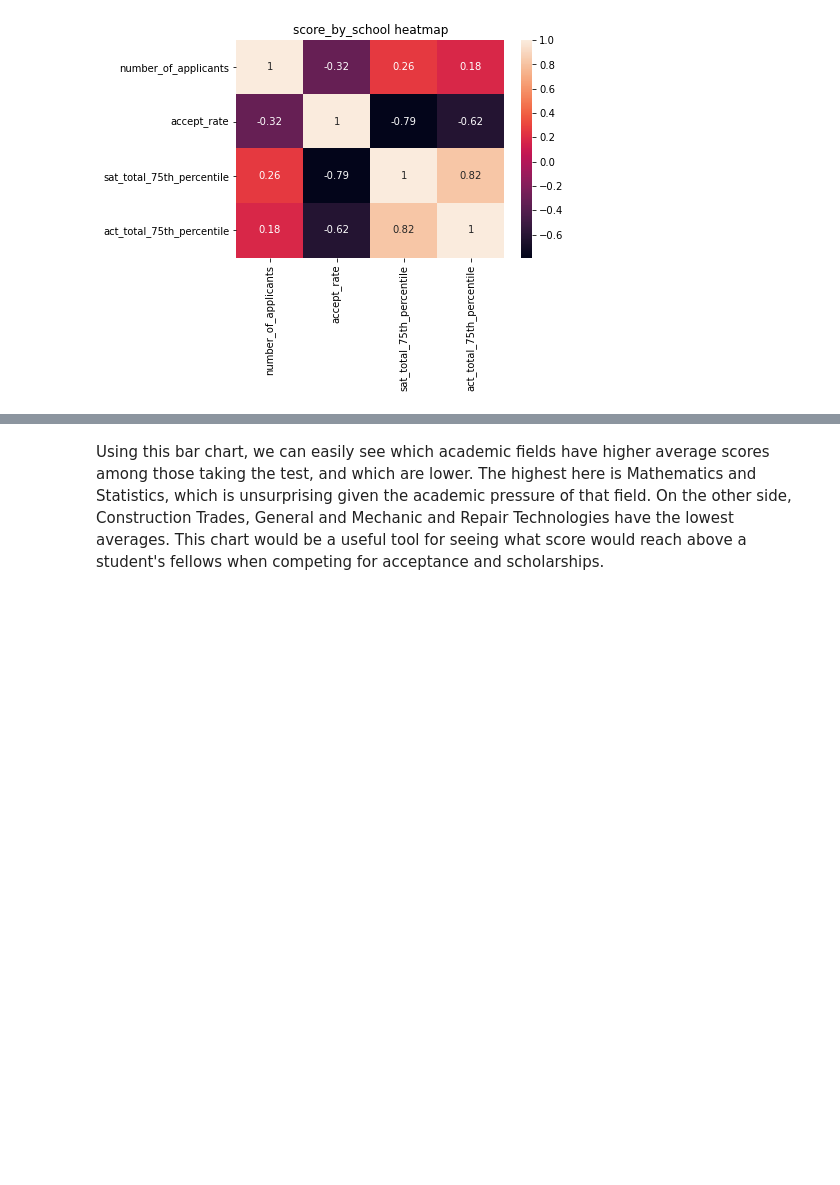
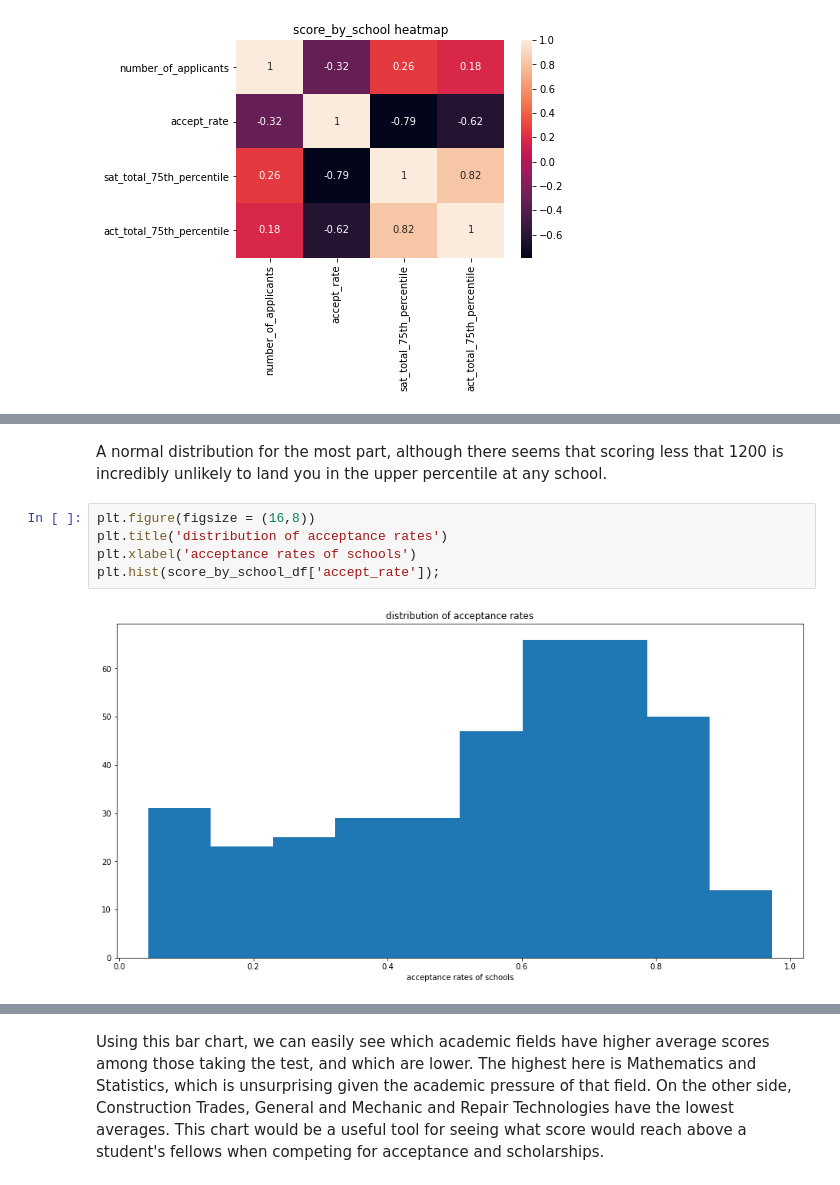
Before and after one commit to MKUltraman/DSIR_Project_1, a Jupyter notebook: code/code-samuel-yeager.ipynb, the cells around one changed output, grey strips where cells are left out. Cells and saved outputs as stored; diff of their text form; blank space fills up the shorter version.

```diff
--- a/code/code-samuel-yeager.ipynb
+++ b/code/code-samuel-yeager.ipynb
@@ -465,0 +525,9 @@ sns.heatmap(school_corr, annot = True)
+# %% [markdown]
+A normal distribution for the most part, although there seems that scoring less that 1200 is incredibly unlikely to land you in the upper percentile at any school.
+# %%
+plt.figure(figsize = (16,8))
+plt.title('distribution of acceptance rates')
+plt.xlabel('acceptance rates of schools')
+plt.hist(score_by_school_df['accept_rate']);
+# %% [output]
+[figure, added]
```
Also changed, not shown: parts of 53 cells of this notebook, 1 other file.
